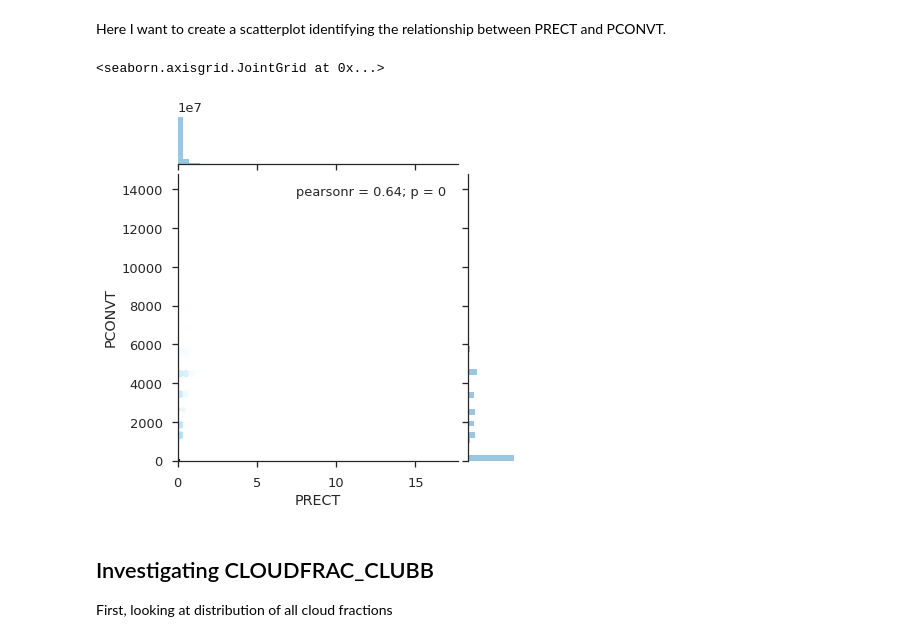
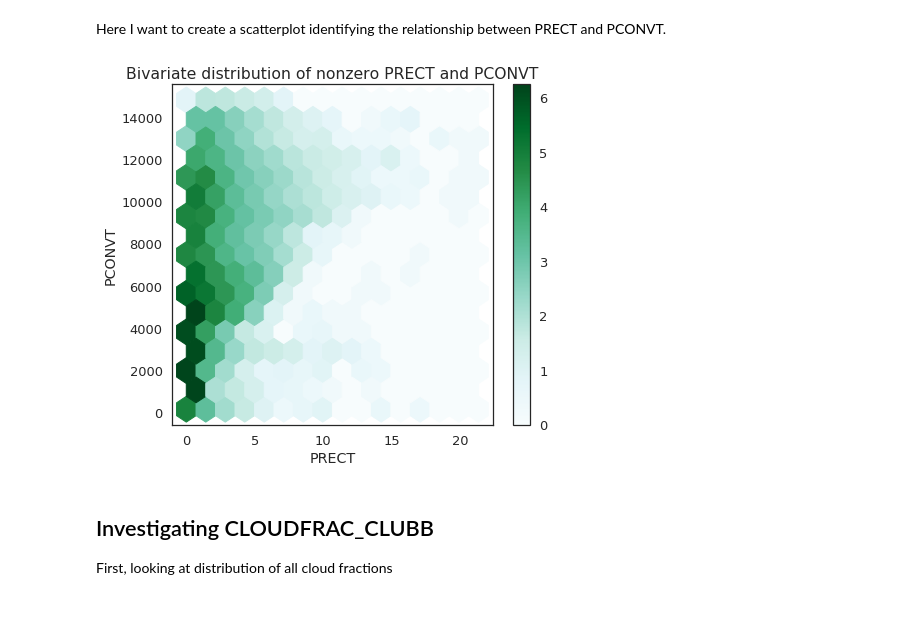
Before and after one commit to dcamron/ncar-gwdst, a Jupyter notebook: notebooks/clouds.ipynb, the cells around one changed output. Cells and saved outputs as stored; diff of their text form; code cells hidden in the pictures; blank space fills up the shorter version.

```diff
--- a/notebooks/clouds.ipynb
+++ b/notebooks/clouds.ipynb
@@ -88,12 +85,19 @@ plt.tight_layout()
 # %% [markdown]
 Here I want to create a scatterplot identifying the relationship between PRECT and PCONVT.
-# %%
-#with sns.axes_style('darkgrid')
-pair = xr.Dataset({'PRECT': (ds['PRECT'] * 3.6e6), 'PCONVT': pconvt})
-sns.jointplot(x='PRECT', y='PCONVT', data=pair.to_dataframe(), kind='hex')
-# %% [output]
-<seaborn.axisgrid.JointGrid at 0x...>
-[figure, removed]
+# %%
+pair = xr.Dataset({'PRECT': (ds['PRECT'] * 3.6e6).where(ds['PRECT'] > 0), 'PCONVT': pconvt.where(pconvt > 0)}).to_dataframe()
+
+with sns.axes_style('white'):
+    f, ax = plt.subplots(figsize=(7, 6))
+    p = pair.plot.hexbin(ax=ax, x='PRECT', y='PCONVT', bins='log', sharex=False, gridsize=15)
+
+    ax.set_title('Bivariate distribution of nonzero PRECT and PCONVT')
+
+    plt.tight_layout()
+
+    f.savefig('../figures/clouds/dist_2d_pconvt-prect.png')
+# %% [output]
+[figure, added]
 # %% [markdown]
 ## Investigating CLOUDFRAC_CLUBB
 First, looking at distribution of all cloud fractions
```
Also changed, not shown: parts of 9 cells of this notebook, 4 other files.
